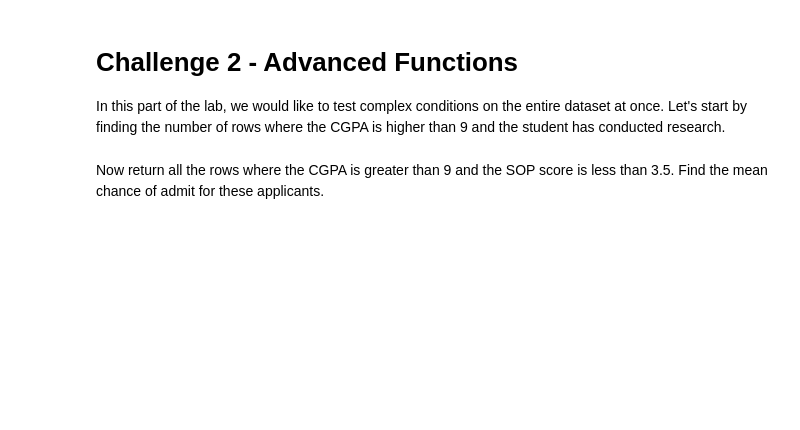
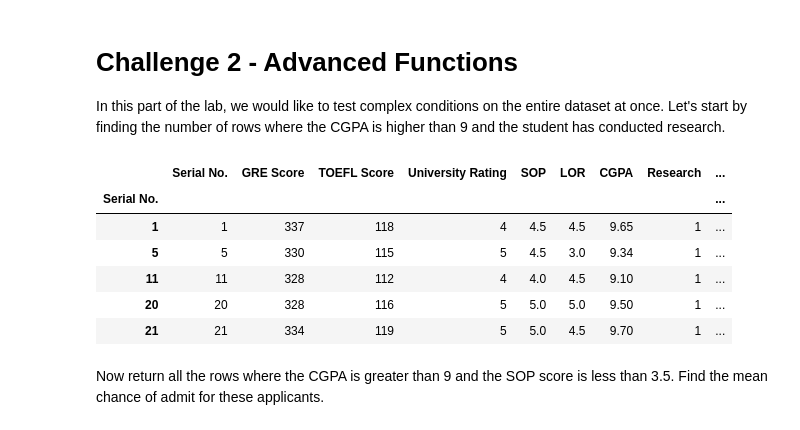
Before and after one commit to ta-datapt-bcn/lab-advanced-pandas, a Jupyter notebook: your-code/main.ipynb, the cells around one changed output. Saved outputs shown, nothing was run; the diff lists cells and outputs as text; code cells hidden in the pictures; blank space fills up the shorter version.

```diff
--- a/your-code/main.ipynb
+++ b/your-code/main.ipynb
@@ -46,6 +107,15 @@ Now change the index back to a sequence starting at zero using the `reset_index`
 In this part of the lab, we would like to test complex conditions on the entire dataset at once. Let's start by finding the number of rows where the CGPA is higher than 9 and the student has conducted research.
 # %%
 # Your code here:
+admissions.query('CGPA > 9 & Research > 0').head()
+# %% [output]
+|  | Serial No. | GRE Score | TOEFL Score | University Rating | SOP | LOR | CGPA | Research | ... |
+| Serial No. |  |  |  |  |  |  |  |  | ... |
+| 1 | 1 | 337 | 118 | 4 | 4.5 | 4.5 | 9.65 | 1 | ... |
+| 5 | 5 | 330 | 115 | 5 | 4.5 | 3.0 | 9.34 | 1 | ... |
+| 11 | 11 | 328 | 112 | 4 | 4.0 | 4.5 | 9.10 | 1 | ... |
+| 20 | 20 | 328 | 116 | 5 | 5.0 | 5.0 | 9.50 | 1 | ... |
+| 21 | 21 | 334 | 119 | 5 | 5.0 | 4.5 | 9.70 | 1 | ... |
 # %% [markdown]
 Now return all the rows where the CGPA is greater than 9 and the SOP score is less than 3.5. Find the mean chance of admit for these applicants.
 # %%
```
Also changed, not shown: parts of 11 cells of this notebook.
